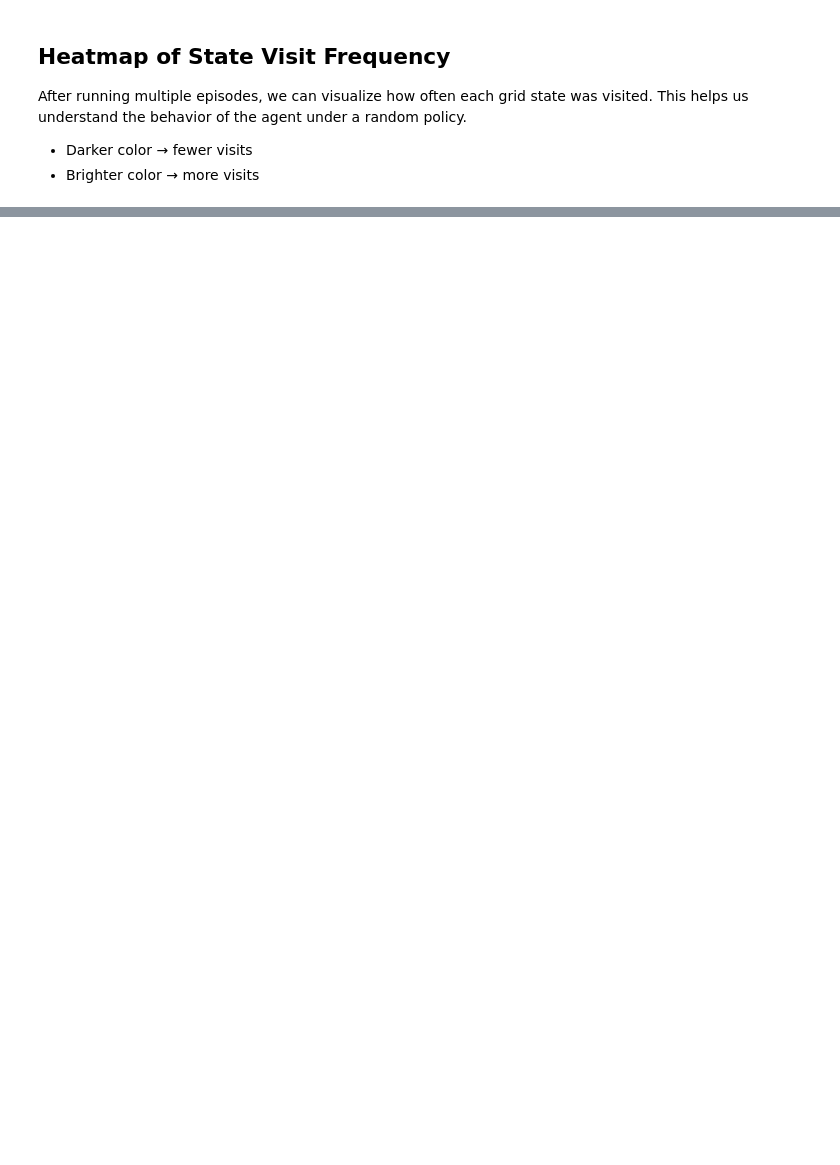
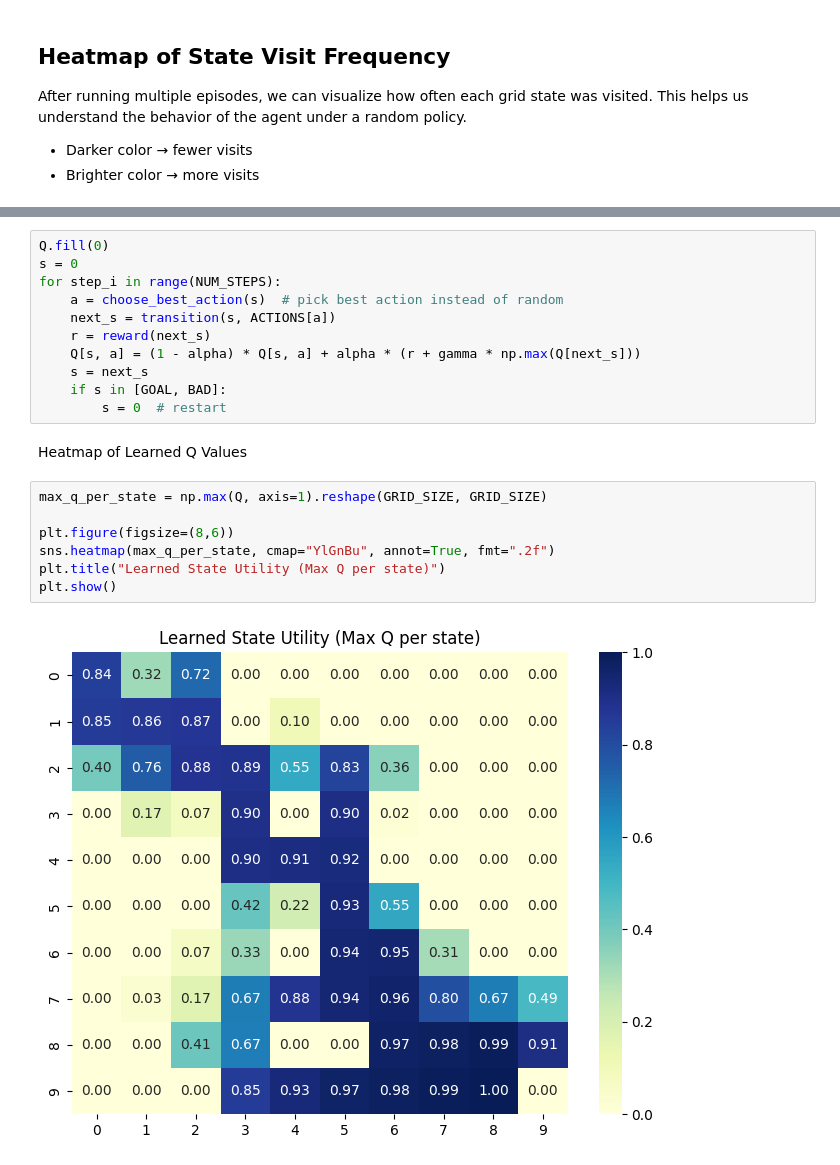
Before and after one commit to GauravGurung123/ml-supervised-learning-assignment-1, a Jupyter notebook: ReinforcementLearningEx/re_ex_1.ipynb, the cells around one changed output, grey strips where cells are left out. Drawn from its saved outputs; the diff is of its cells as text; blank space fills up the shorter version.

```diff
--- a/ReinforcementLearningEx/re_ex_1.ipynb
+++ b/ReinforcementLearningEx/re_ex_1.ipynb
@@ -295,0 +395,22 @@ plt.show()
+# %%
+Q.fill(0)
+s = 0
+for step_i in range(NUM_STEPS):
+    a = choose_best_action(s)  # pick best action instead of random
+    next_s = transition(s, ACTIONS[a])
+    r = reward(next_s)
+    Q[s, a] = (1 - alpha) * Q[s, a] + alpha * (r + gamma * np.max(Q[next_s]))
+    s = next_s
+    if s in [GOAL, BAD]:
+        s = 0  # restart
+# %% [markdown]
+Heatmap of Learned Q Values
+# %%
+max_q_per_state = np.max(Q, axis=1).reshape(GRID_SIZE, GRID_SIZE)
+
+plt.figure(figsize=(8,6))
+sns.heatmap(max_q_per_state, cmap="YlGnBu", annot=True, fmt=".2f")
+plt.title("Learned State Utility (Max Q per state)")
+plt.show()
+# %% [output]
+[figure, added]
```
Also changed, not shown: parts of 13 cells of this notebook.
